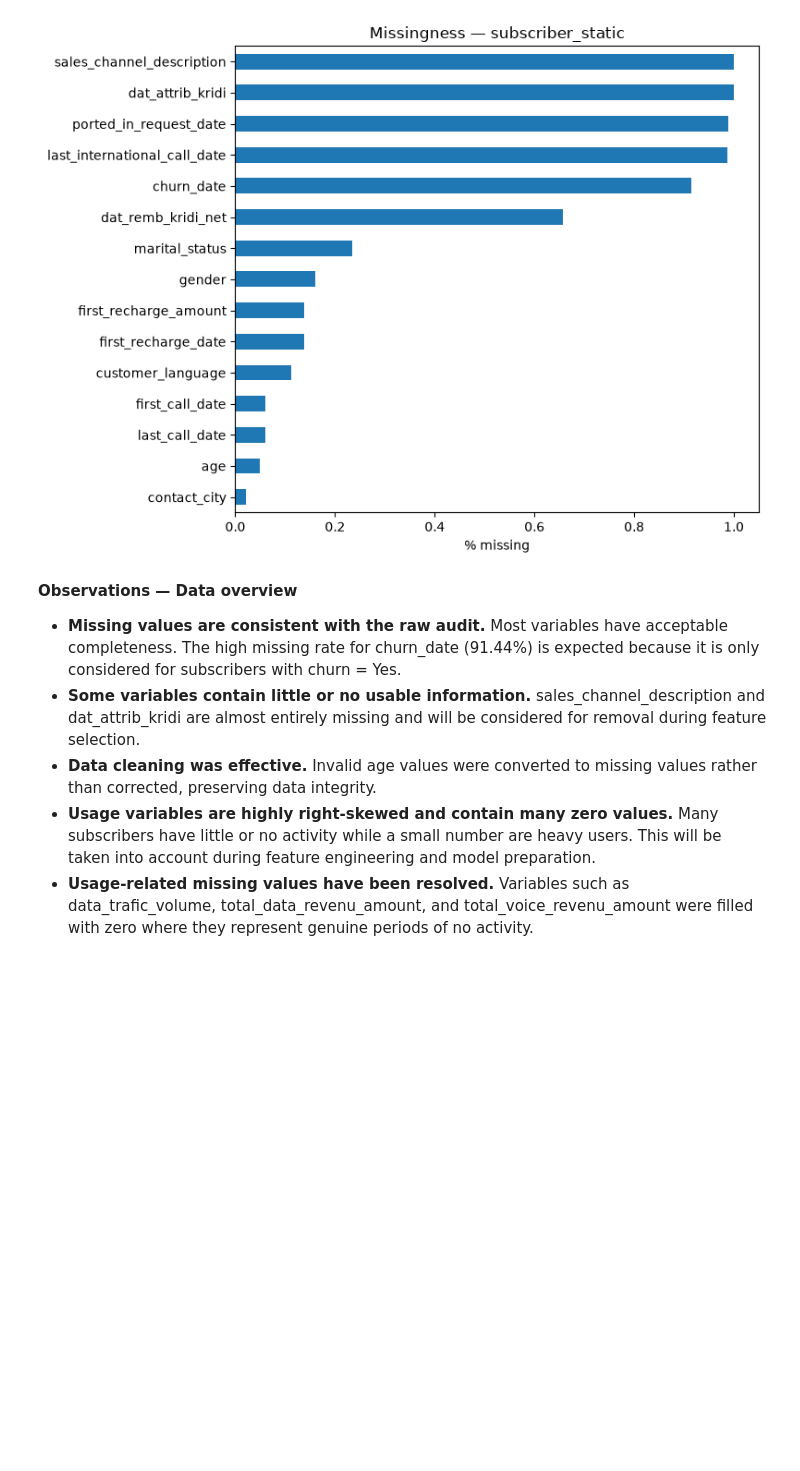
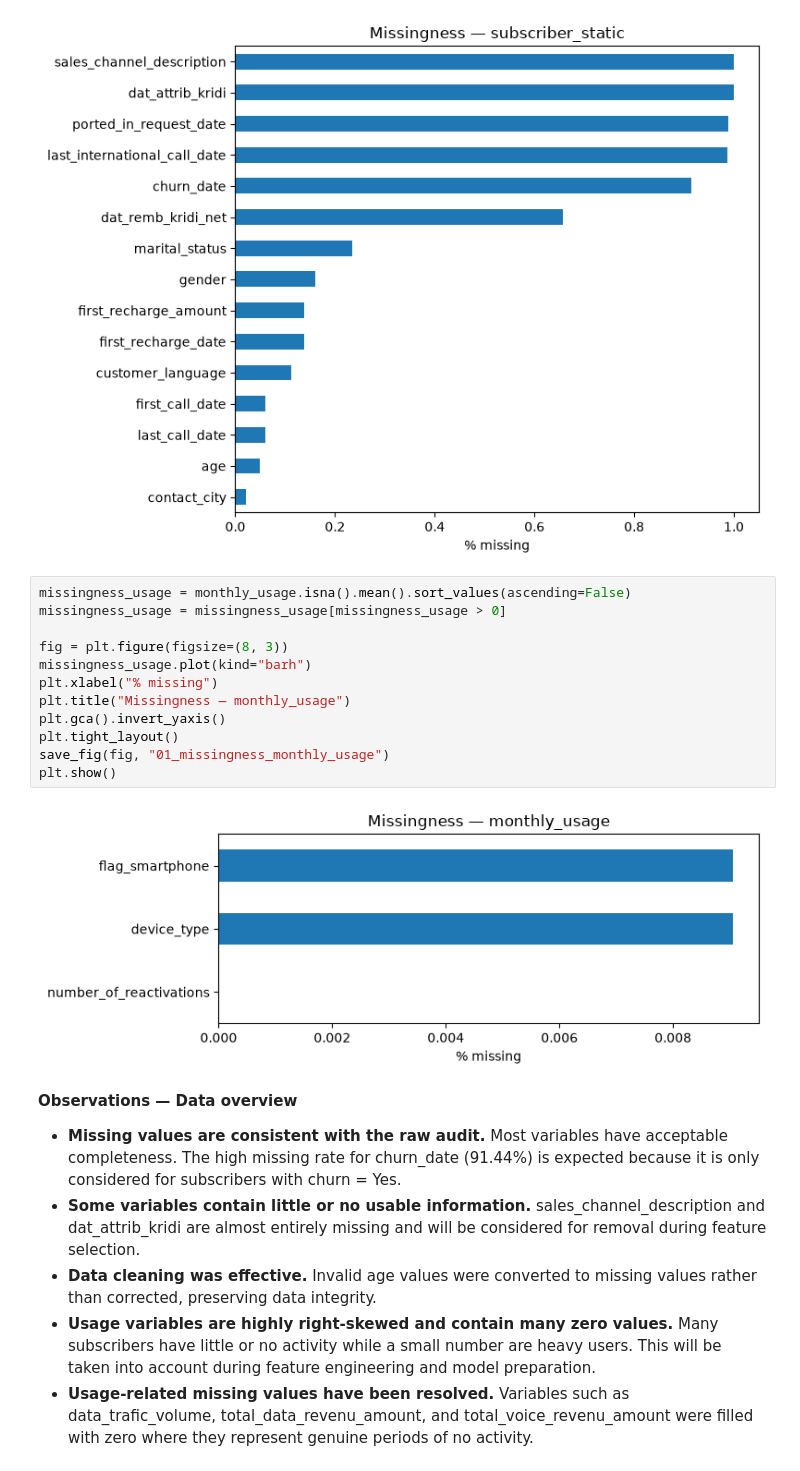
Before and after one commit to taghoutii/churn-prediction, a Jupyter notebook: notebooks/01_eda.ipynb, the cells around one changed output. Saved outputs shown, nothing was run; the diff lists cells and outputs as text; blank space fills up the shorter version.

```diff
--- a/notebooks/01_eda.ipynb
+++ b/notebooks/01_eda.ipynb
@@ -61,6 +61,20 @@ save_fig(fig, "01_missingness")
 plt.show()
 # %% [output]
 [figure]
+# %%
+missingness_usage = monthly_usage.isna().mean().sort_values(ascending=False)
+missingness_usage = missingness_usage[missingness_usage > 0]
+
+fig = plt.figure(figsize=(8, 3))
+missingness_usage.plot(kind="barh")
+plt.xlabel("% missing")
+plt.title("Missingness — monthly_usage")
+plt.gca().invert_yaxis()
+plt.tight_layout()
+save_fig(fig, "01_missingness_monthly_usage")
+plt.show()
+# %% [output]
+[figure, added]
 # %% [markdown]
 **Observations — Data overview**
 
```
Also changed, not shown: parts of 15 cells of this notebook, 10 other files.
